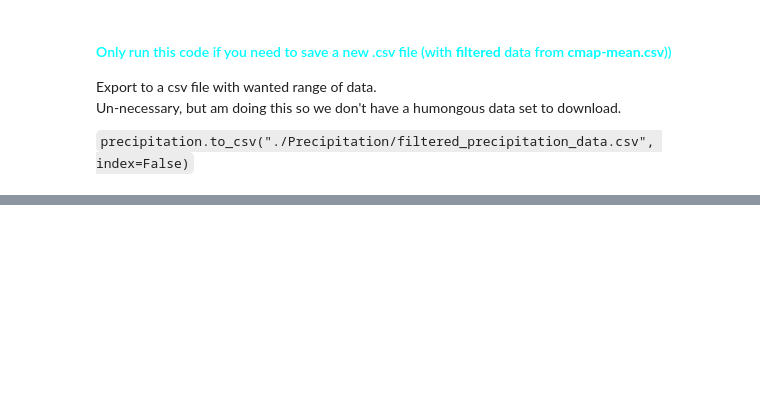
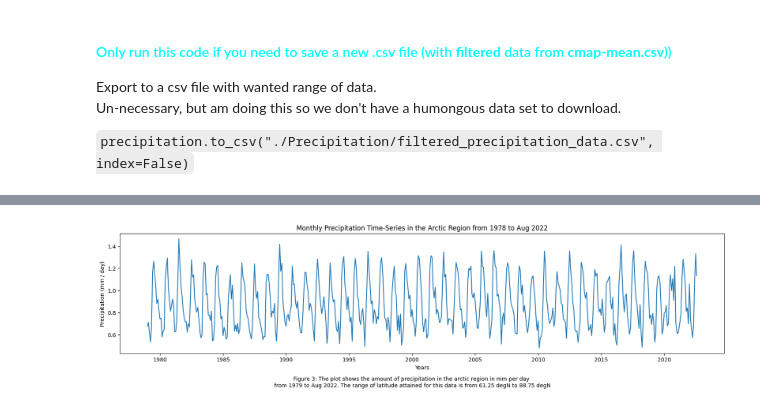
Before and after one commit to gardeneda/Arctic-Ice-vs-Precipitation, a Jupyter notebook: data_management.ipynb, the cells around one changed output, grey strips where cells are left out. Saved outputs shown, nothing was run; the diff lists cells and outputs as text; code cells hidden in the pictures; blank space fills up the shorter version.

```diff
--- a/data_management.ipynb
+++ b/data_management.ipynb
@@ -277,6 +251,9 @@ print(f"{len(precipitation)} = the number of leftover data-points after filter")
 
 # Need to set the YYYY-MM-DD as the index for the precipitation data.
 # Doing this now, because iterating through a DateTime is difficult for the procedures above.
+# We'll leave an unindexed version of the data in case we need to use the time as a column.
+precipitation['time'] = pd.to_datetime(precipitation['time'])
+precipitation_unindexed = precipitation
 precipitation = precipitation.set_index('time')
 
 # Sort the data by DateTime (ascending chronological order)
@@ -316,0 +347,24 @@ Un-necessary, but am doing this so we don't have a humongous data set to downloa
+# %%
+## MEAN MONTHLY TIME-SERIES OF PRECIPITATION IN THE ARCTIC REGION (LAT 61.25 TO LAT 88.75)
+
+# There are TOO many values for each time point, and thus we will average all of the points.
+# This is because we are also measuring data from various latitudes that we defined to be in the Arctic Region.
+
+# Use the pd.df.groupby() function to accumulate data
+precipitation_mean_monthly_values = precipitation_unindexed.groupby(precipitation_unindexed.time.dt.to_period('M')).mean()
+precipitation_mean_monthly_raw = precipitation_mean_monthly_values.to_timestamp()
+
+# Isolate the specific column of data we need, which is 'precip' in this case.
+precipitation_mean_monthly = precipitation_mean_monthly_raw['precip']
+
+plt.figure(figsize=(20, 4))
+plt.plot(precipitation_mean_monthly)
+plt.xlabel("Years")
+plt.ylabel("Precipitation (mm / day)")
+plt.title("Monthly Precipitation Time-Series in the Arctic Region from 1978 to Aug 2022")
+plt.figtext(0.5, -0.1, "Figure 3: The plot shows the amount of precipitation in the arctic region in mm per day \n"
+                        + "from 1979 to Aug 2022. The range of latitude attained for this data is from 61.25 degN to 88.75 degN"
+            , wrap=True, horizontalalignment='center', fontsize=10)
+plt.show()
+# %% [output]
+[figure, added]
```
Also changed, not shown: parts of 13 cells of this notebook.
